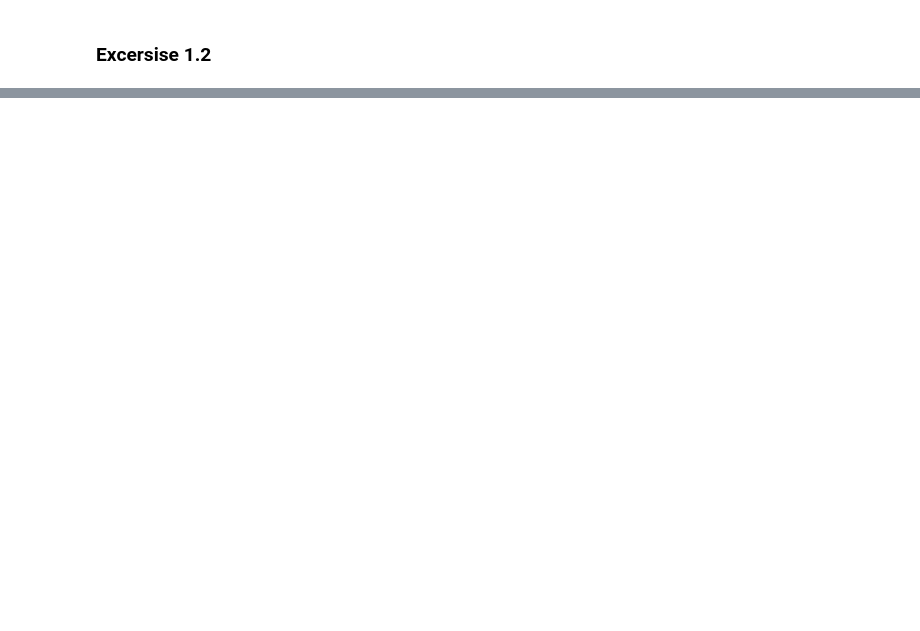
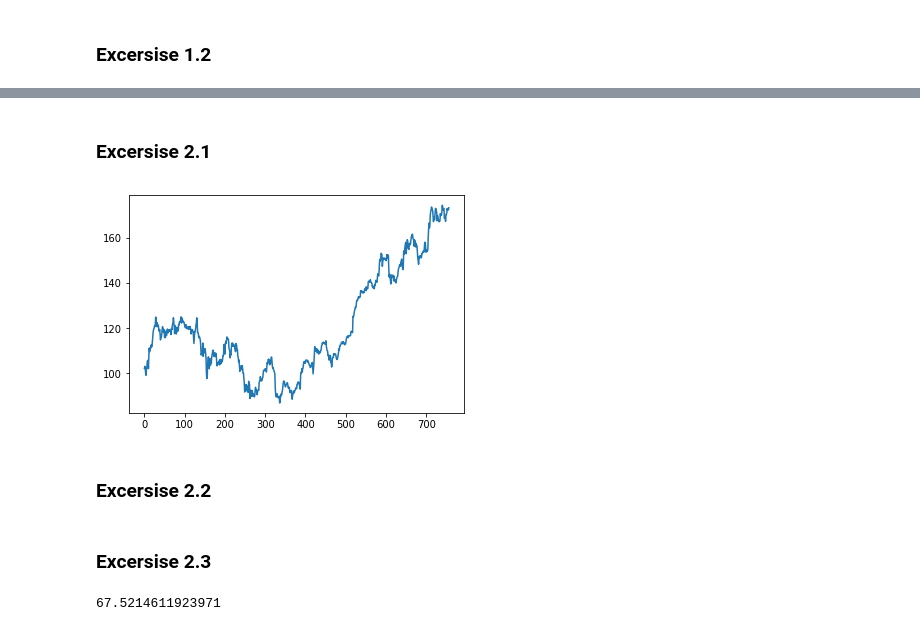
Before and after one commit to Luedman/Theory_of_Finance_Assignments, a Jupyter notebook: Assignment_2/Assignment2.ipynb, the cells around one changed output, grey strips where cells are left out. Cells and saved outputs as stored; diff of their text form; code cells hidden in the pictures; blank space fills up the shorter version.

```diff
--- a/Assignment_2/Assignment2.ipynb
+++ b/Assignment_2/Assignment2.ipynb
@@ -95,0 +168,15 @@ emp_expshort(stock_data['LISN'], 0.05)*100
+# %%
+stock_data2 = pd.read_excel('PS2-2.xlsx')
+
+cols = ['WMT (Walmart)',
+        'AAPL (Apple)',
+        'DIS (The Walt Disney Company)',
+        'IBM (International Business Machines Corporation)',
+        'JNJ (Johnson & Johnson)',
+        'KO (The Coca-Cola Company)',
+        'NKE (NIKE, Inc.)',
+        'TXN (Texas Instruments Incorporated)']
+
+stock_data2 = stock_data2[cols]
+stock_data2.head()
+#TODO Calc Returns
@@ -95,0 +213,11 @@ emp_expshort(stock_data['LISN'], 0.05)*100
+# %% [markdown]
+### Excersise 2.1
+# %%
+plt.plot(stock_data2['AAPL (Apple)'])
+plt.show()
+# %% [output]
+[figure, added]
+# %% [markdown]
+### Excersise 2.2
+# %% [markdown]
+### Excersise 2.3
@@ -95,0 +227,19 @@ emp_expshort(stock_data['LISN'], 0.05)*100
+# %%
+portfolio_weights = np.divide([55000, 15000, 23400, 43200, 131000, 321000, 104000, 38700],
+                              np.sum([55000, 15000, 23400, 43200, 131000, 321000, 104000, 38700]))
+
+assets_mean = np.round(
+              [np.mean(stock_data2[cols[0]]),
+               np.mean(stock_data2[cols[1]]),
+               np.mean(stock_data2[cols[2]]),
+               np.mean(stock_data2[cols[3]]),
+               np.mean(stock_data2[cols[4]]),
+               np.mean(stock_data2[cols[5]]),
+               np.mean(stock_data2[cols[6]]),
+               np.mean(stock_data2[cols[7]])],4)
+
+
+portfolio_return = portfolio_ret(portfolio_weights, assets_mean)
+print(portfolio_return)
+# %% [output]
+67.5214611923971
```
Also changed, not shown: parts of 16 cells of this notebook.
